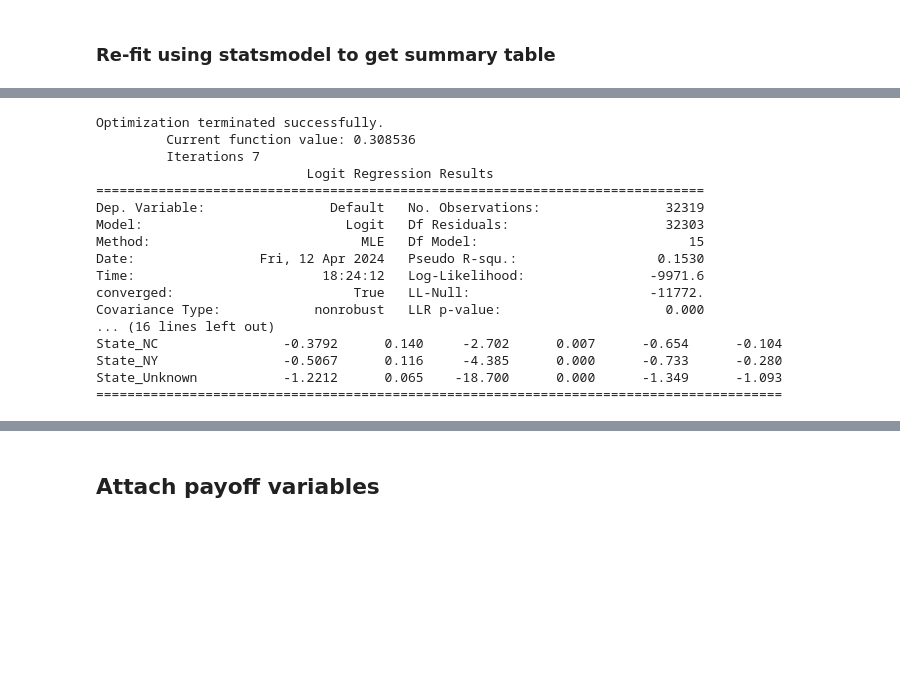
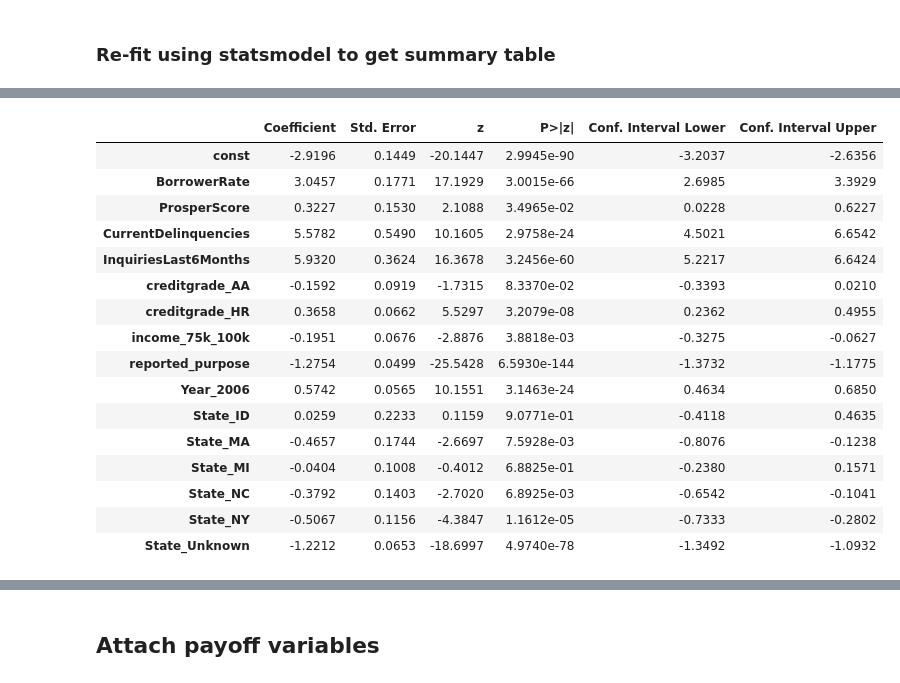
Before and after one commit to HarryC493/ECO353-Project, a Jupyter notebook: 353_Logistic_Regression.ipynb, the cells around one changed output, grey strips where cells are left out. Cells and saved outputs as stored; diff of their text form; code cells hidden in the pictures; blank space fills up the shorter version.

```diff
--- a/353_Logistic_Regression.ipynb
+++ b/353_Logistic_Regression.ipynb
@@ -275,16 +325,16 @@ Confusion Matrix:
 # %% [markdown]
 ### Re-fit using statsmodel to get summary table
 # %%
-from statsmodels.genmod.families import Binomial
-from statsmodels.genmod.families.links import Logit
+import statsmodels.api as sm
 
 X_stepwise_train_sm = sm.add_constant(X_stepwise_train)  # adding a constant for the intercept
 
 # Convert some columns from boolean to float
 X_stepwise_train_sm = X_stepwise_train_sm.apply(lambda x: x.astype(int) if x.dtype == bool else x)
 
-stats_logistic_model = sm.GLM(y_stepwise_train, X_stepwise_train_sm,
-                               family=Binomial(link=Logit()))
-result = stats_logistic_model.fit_regularized(L1_wt=0)
-print(result)
+# Note that this logistic regression does not include L2 regularization
+model = sm.Logit(y_stepwise_train, X_stepwise_train_sm)
+result = model.fit()
+
+print(result.summary())
 # %% [output]
@@ -316,33 +358,37 @@ dtype: float64
-# %%
-import statsmodels.api as sm
-
-X_stepwise_train_sm = sm.add_constant(X_stepwise_train)  # adding a constant for the intercept
-
-# Convert some columns from boolean to float
-X_stepwise_train_sm = X_stepwise_train_sm.apply(lambda x: x.astype(int) if x.dtype == bool else x)
-
-model = sm.Logit(y_stepwise_train, X_stepwise_train_sm)
-result = model.fit()
-
-print(result.summary())
-# %% [output]
-Optimization terminated successfully.
-         Current function value: 0.308536
-         Iterations 7
-                           Logit Regression Results
-==============================================================================
-Dep. Variable:                Default   No. Observations:                32319
-Model:                          Logit   Df Residuals:                    32303
-Method:                           MLE   Df Model:                           15
-Date:                Fri, 12 Apr 2024   Pseudo R-squ.:                  0.1530
-Time:                        18:24:12   Log-Likelihood:                -9971.6
-converged:                       True   LL-Null:                       -11772.
-Covariance Type:            nonrobust   LLR p-value:                     0.000
-... (16 lines left out)
-State_NC                -0.3792      0.140     -2.702      0.007      -0.654      -0.104
-State_NY                -0.5067      0.116     -4.385      0.000      -0.733      -0.280
-State_Unknown           -1.2212      0.065    -18.700      0.000      -1.349      -1.093
-========================================================================================
+# %%
+# Convert to a nice looking table
+summary_df = pd.DataFrame({
+    'Coefficient': result.params,
+    'Std. Error': result.bse,
+    'z': result.tvalues,
+    'P>|z|': result.pvalues,
+    'Conf. Interval Lower': result.conf_int()[0],
+    'Conf. Interval Upper': result.conf_int()[1]
+})
+
+# Round to 4 digits
+formatted_summary_df = summary_df.applymap(lambda x: f'{x:.4f}')
+formatted_summary_df['P>|z|'] = summary_df['P>|z|'].apply(lambda x: f'{x:.4e}')
+
+display(formatted_summary_df)
+# %% [output]
+|  | Coefficient | Std. Error | z | P>|z| | Conf. Interval Lower | Conf. Interval Upper |
+| const | -2.9196 | 0.1449 | -20.1447 | 2.9945e-90 | -3.2037 | -2.6356 |
+| BorrowerRate | 3.0457 | 0.1771 | 17.1929 | 3.0015e-66 | 2.6985 | 3.3929 |
+| ProsperScore | 0.3227 | 0.1530 | 2.1088 | 3.4965e-02 | 0.0228 | 0.6227 |
+| CurrentDelinquencies | 5.5782 | 0.5490 | 10.1605 | 2.9758e-24 | 4.5021 | 6.6542 |
+| InquiriesLast6Months | 5.9320 | 0.3624 | 16.3678 | 3.2456e-60 | 5.2217 | 6.6424 |
+| creditgrade_AA | -0.1592 | 0.0919 | -1.7315 | 8.3370e-02 | -0.3393 | 0.0210 |
+| creditgrade_HR | 0.3658 | 0.0662 | 5.5297 | 3.2079e-08 | 0.2362 | 0.4955 |
+| income_75k_100k | -0.1951 | 0.0676 | -2.8876 | 3.8818e-03 | -0.3275 | -0.0627 |
+| reported_purpose | -1.2754 | 0.0499 | -25.5428 | 6.5930e-144 | -1.3732 | -1.1775 |
+| Year_2006 | 0.5742 | 0.0565 | 10.1551 | 3.1463e-24 | 0.4634 | 0.6850 |
+| State_ID | 0.0259 | 0.2233 | 0.1159 | 9.0771e-01 | -0.4118 | 0.4635 |
+| State_MA | -0.4657 | 0.1744 | -2.6697 | 7.5928e-03 | -0.8076 | -0.1238 |
+| State_MI | -0.0404 | 0.1008 | -0.4012 | 6.8825e-01 | -0.2380 | 0.1571 |
+| State_NC | -0.3792 | 0.1403 | -2.7020 | 6.8925e-03 | -0.6542 | -0.1041 |
+| State_NY | -0.5067 | 0.1156 | -4.3847 | 1.1612e-05 | -0.7333 | -0.2802 |
+| State_Unknown | -1.2212 | 0.0653 | -18.6997 | 4.9740e-78 | -1.3492 | -1.0932 |
 # %%
 # Compare with model fitted by sklearn. Difference acceptable.
 print(model_logistic.intercept_)
```
Also changed, not shown: parts of 45 cells of this notebook.
